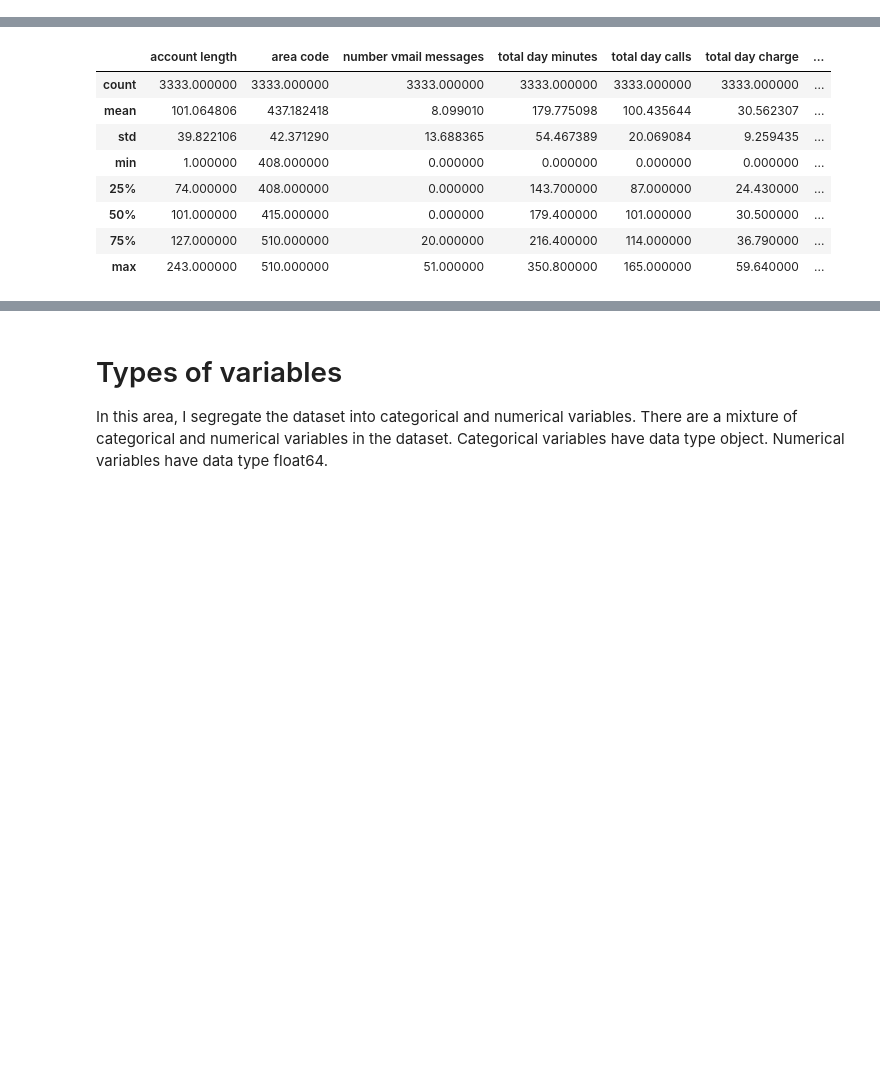
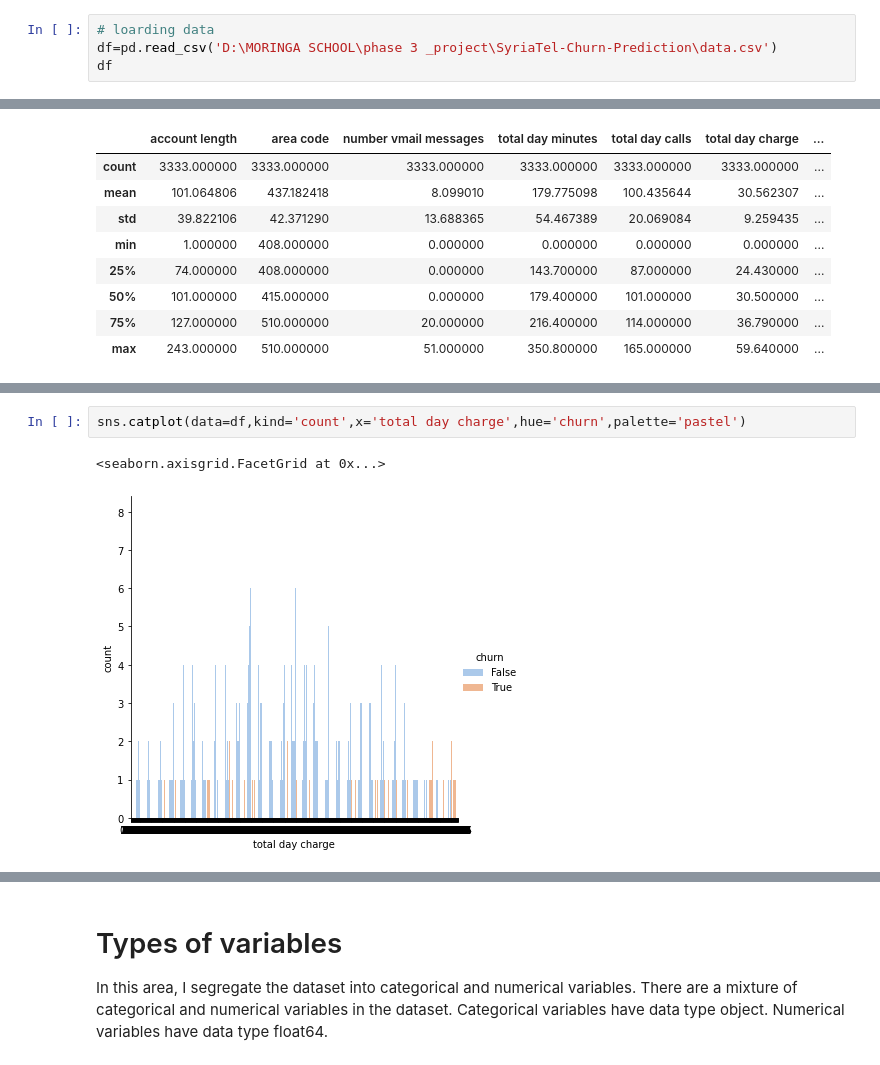
Before and after one commit to sananthonio/SyriaTel-Churn-Prediction, a Jupyter notebook: notebook/EDA.ipynb, the cells around one changed output, grey strips where cells are left out. Cells and saved outputs as stored; diff of their text form; blank space fills up the shorter version.

```diff
--- a/notebook/EDA.ipynb
+++ b/notebook/EDA.ipynb
@@ -8,0 +11,4 @@ df=pd.read_csv('data.csv')
+# %%
+# loarding data
+df=pd.read_csv('D:\MORINGA SCHOOL\phase 3 _project\SyriaTel-Churn-Prediction\data.csv')
+df
@@ -92,0 +158,5 @@ df.describe()
+# %%
+sns.catplot(data=df,kind='count',x='total day charge',hue='churn',palette='pastel')
+# %% [output]
+<seaborn.axisgrid.FacetGrid at 0x...>
+[figure, added]
```
Also changed, not shown: parts of 21 cells of this notebook, 6 other files.
